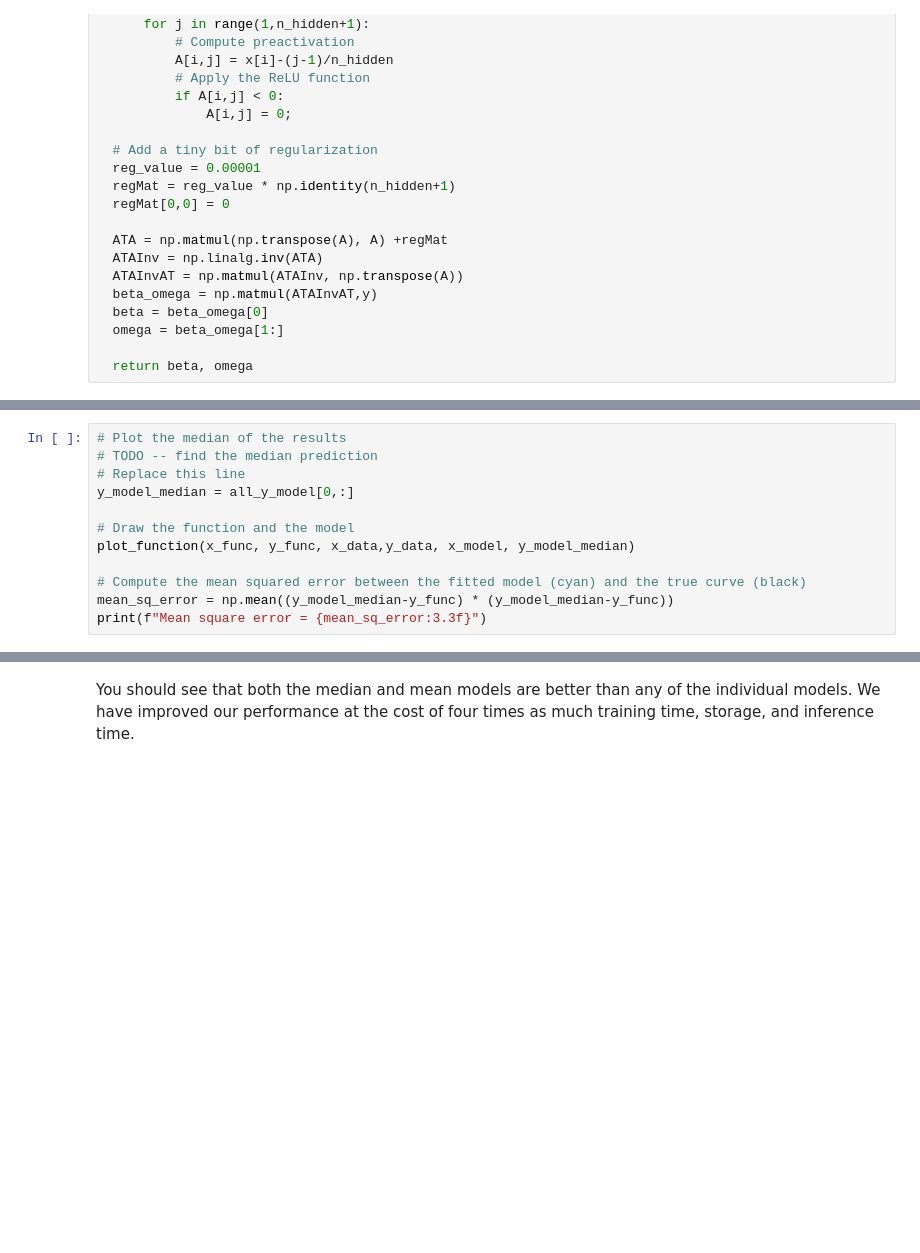
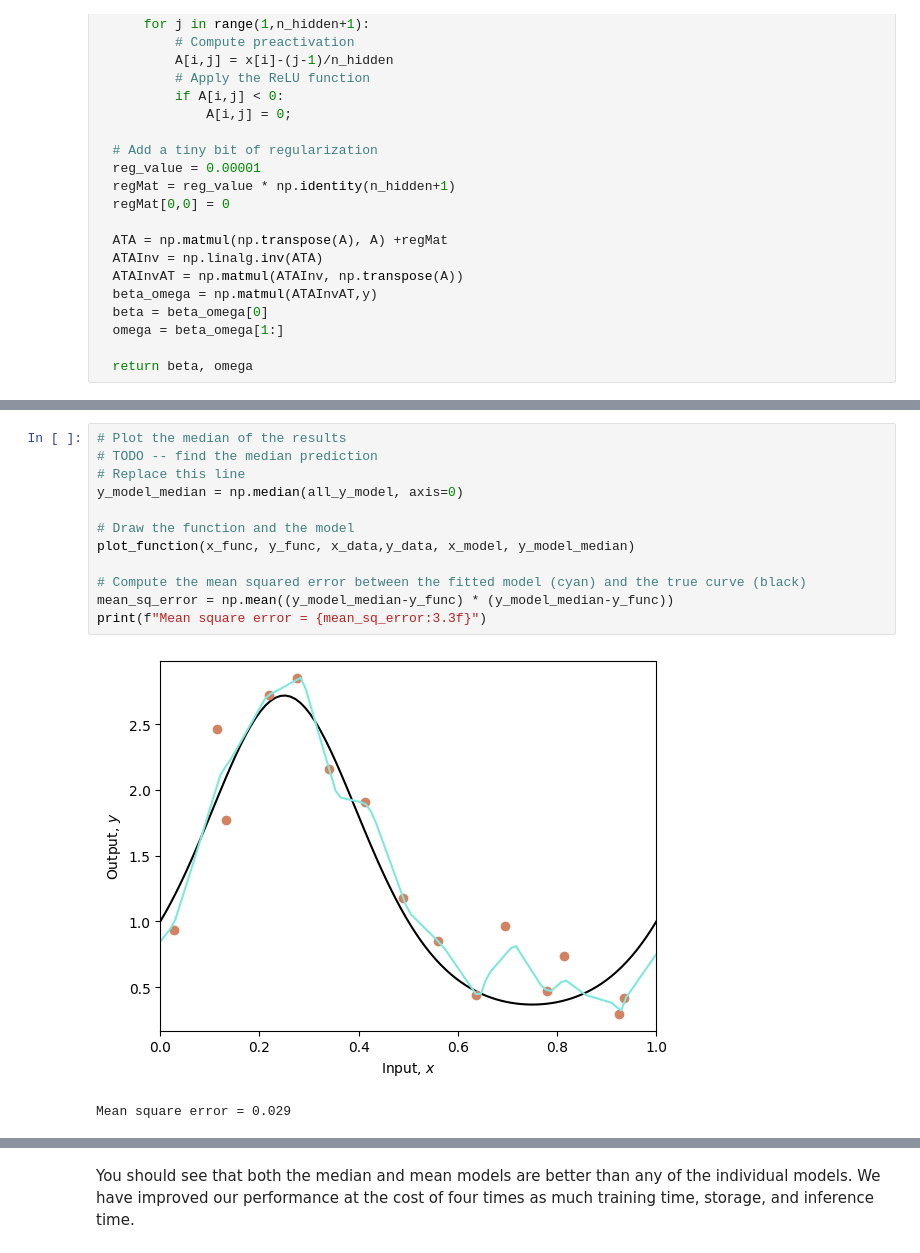
Before and after one commit to anjandhungana/udlbook, a Jupyter notebook: Notebooks/Chap09/9_3_Ensembling.ipynb, the cells around one changed output, grey strips where cells are left out. Saved outputs shown, nothing was run; the diff lists cells and outputs as text; blank space fills up the shorter version.

```diff
--- a/Notebooks/Chap09/9_3_Ensembling.ipynb
+++ b/Notebooks/Chap09/9_3_Ensembling.ipynb
@@ -162,15 +176,18 @@ for c_model in range(n_model):
 # %%
 # Plot the median of the results
 # TODO -- find the median prediction
 # Replace this line
-y_model_median = all_y_model[0,:]
+y_model_median = np.median(all_y_model, axis=0)
 
 # Draw the function and the model
 plot_function(x_func, y_func, x_data,y_data, x_model, y_model_median)
 
 # Compute the mean squared error between the fitted model (cyan) and the true curve (black)
 mean_sq_error = np.mean((y_model_median-y_func) * (y_model_median-y_func))
 print(f"Mean square error = {mean_sq_error:3.3f}")
+# %% [output]
+[figure, added]
+Mean square error = 0.029
 # %%
 # Plot the mean of the results
 # TODO -- find the mean prediction
```
Also changed, not shown: parts of 4 cells of this notebook.
